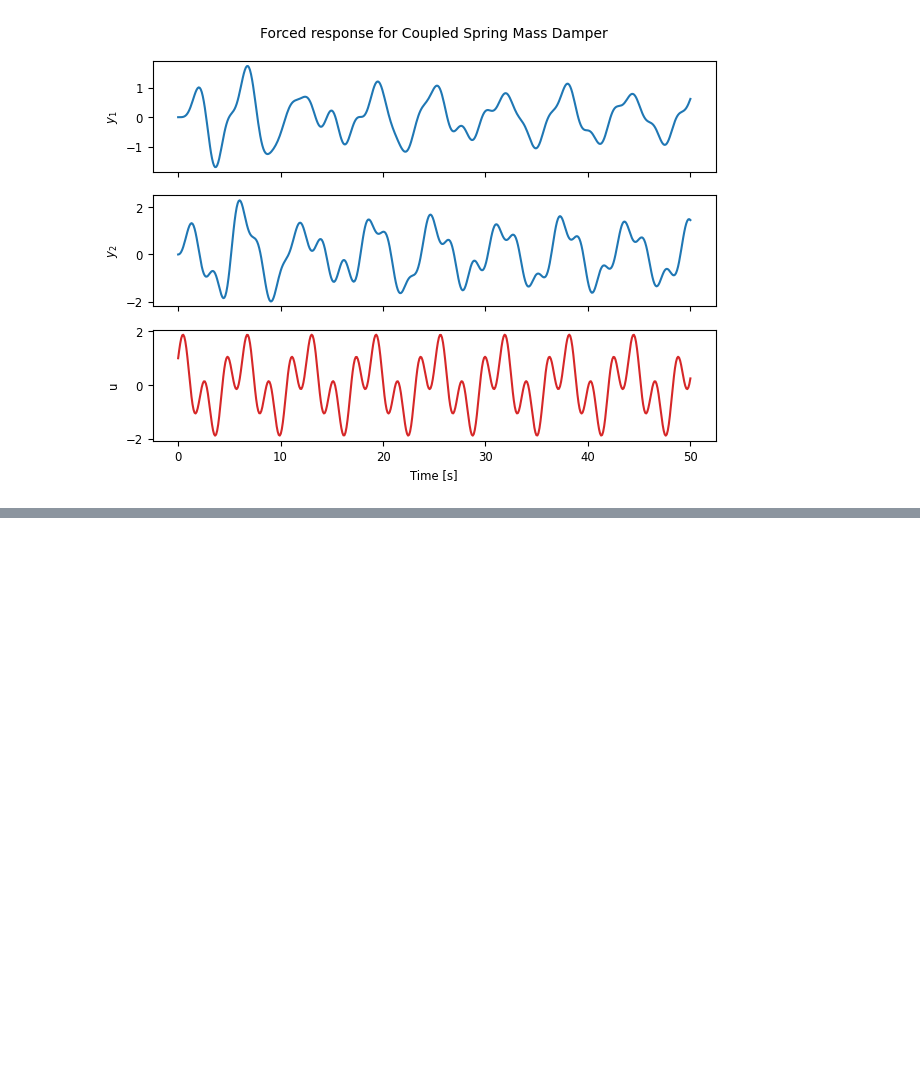
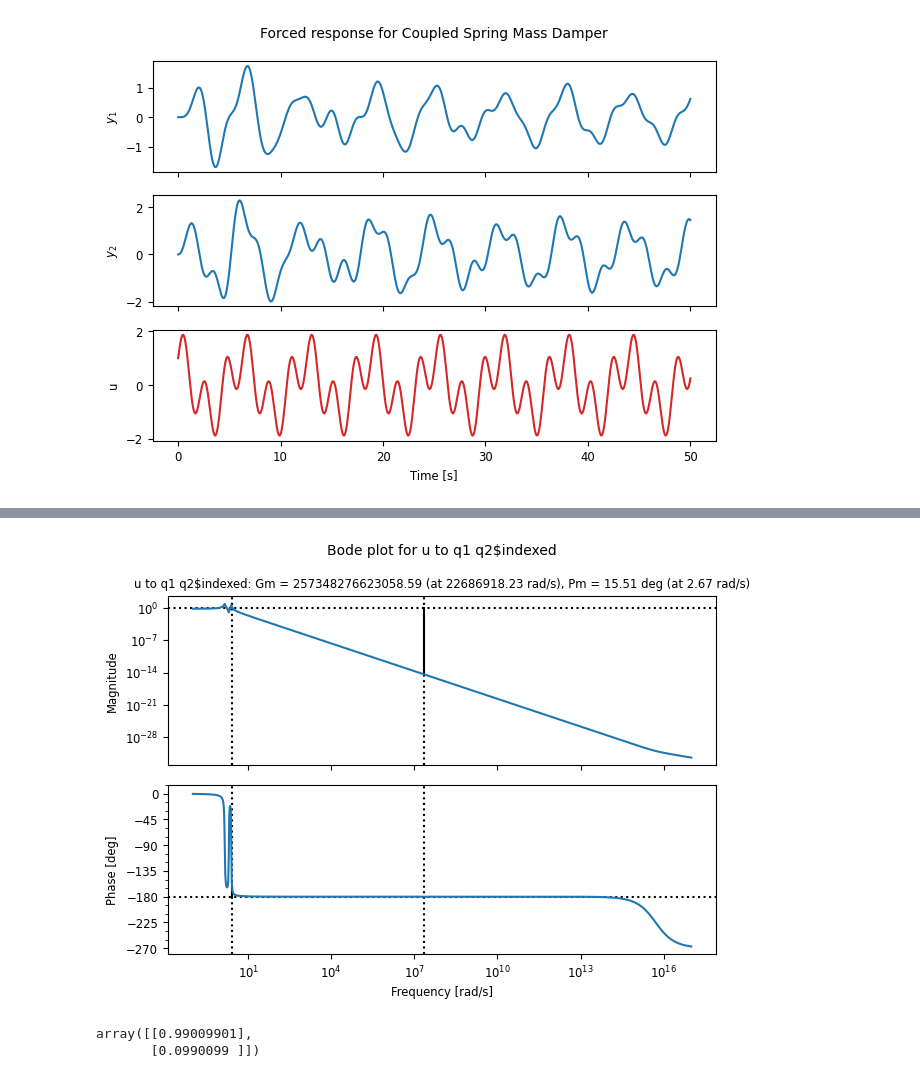
Before and after one commit to prajapati-incontrol/vica, a Jupyter notebook: simulations/tutorials/ct_py_tutorials.ipynb, the cells around one changed output, grey strips where cells are left out. Cells and saved outputs as stored; diff of their text form; code cells hidden in the pictures; blank space fills up the shorter version.

```diff
--- a/simulations/tutorials/ct_py_tutorials.ipynb
+++ b/simulations/tutorials/ct_py_tutorials.ipynb
@@ -148,0 +222,3 @@ cplt = resp3.plot(label="G(U1 + U2)")
+# %%
+ctplt2 = ct.bode_plot(G[1,0], overlay_outputs=True, display_margins=True)
+# %% [output]
@@ -148,0 +227,6 @@ cplt = resp3.plot(label="G(U1 + U2)")
+[figure, added]
+# %%
+np.absolute(G(2.0j))
+# %% [output]
+array([[0.99009901],
+       [0.0990099 ]])
```
Also changed, not shown: parts of 9 cells of this notebook.
